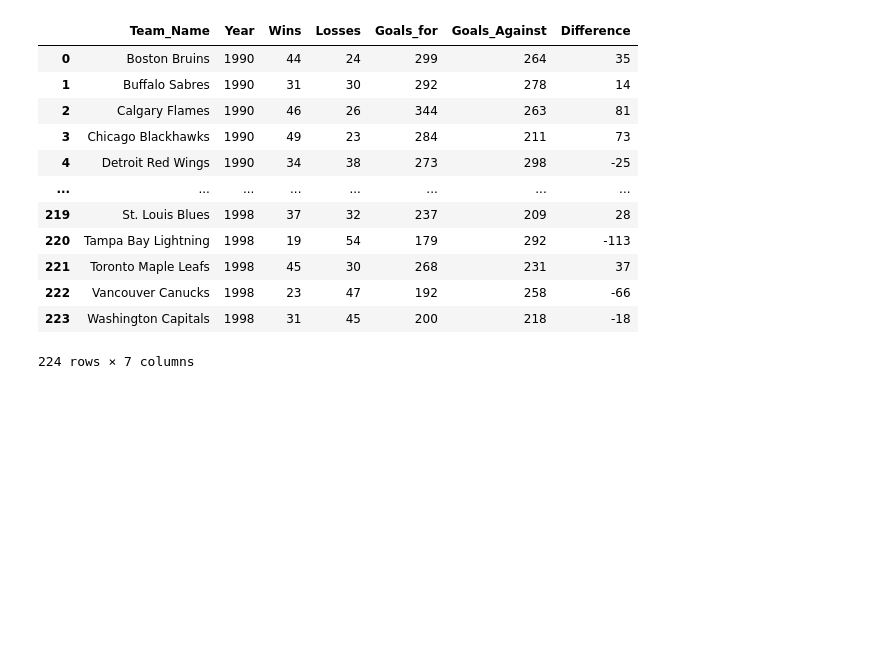
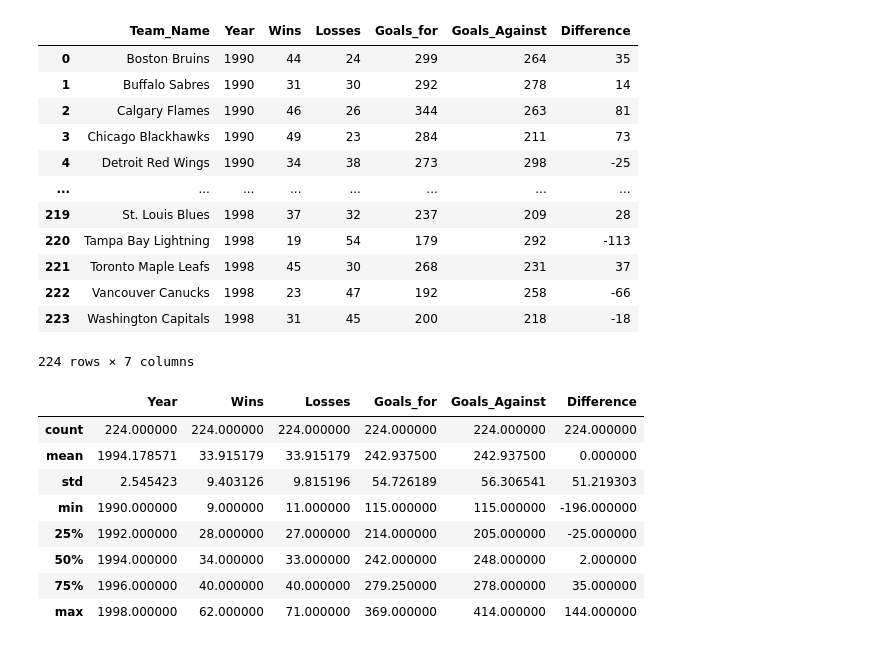
Before and after one commit to pradyumna-burly/python-webscrap-eda-project, a Jupyter notebook: EDA.ipynb, the cells around one changed output. Saved outputs shown, nothing was run; the diff lists cells and outputs as text; code cells hidden in the pictures; blank space fills up the shorter version.

```diff
--- a/EDA.ipynb
+++ b/EDA.ipynb
@@ -137,3 +137,15 @@ historical_df
 | 222 | Vancouver Canucks | 1998 | 23 | 47 | 192 | 258 | -66 |
 | 223 | Washington Capitals | 1998 | 31 | 45 | 200 | 218 | -18 |
 224 rows × 7 columns
+# %%
+historical_df.describe()
+# %% [output]
+|  | Year | Wins | Losses | Goals_for | Goals_Against | Difference |
+| count | 224.000000 | 224.000000 | 224.000000 | 224.000000 | 224.000000 | 224.000000 |
+| mean | 1994.178571 | 33.915179 | 33.915179 | 242.937500 | 242.937500 | 0.000000 |
+| std | 2.545423 | 9.403126 | 9.815196 | 54.726189 | 56.306541 | 51.219303 |
+| min | 1990.000000 | 9.000000 | 11.000000 | 115.000000 | 115.000000 | -196.000000 |
+| 25% | 1992.000000 | 28.000000 | 27.000000 | 214.000000 | 205.000000 | -25.000000 |
+| 50% | 1994.000000 | 34.000000 | 33.000000 | 242.000000 | 248.000000 | 2.000000 |
+| 75% | 1996.000000 | 40.000000 | 40.000000 | 279.250000 | 278.000000 | 35.000000 |
+| max | 1998.000000 | 62.000000 | 71.000000 | 369.000000 | 414.000000 | 144.000000 |
```
Also changed, not shown: parts of 18 cells of this notebook.
